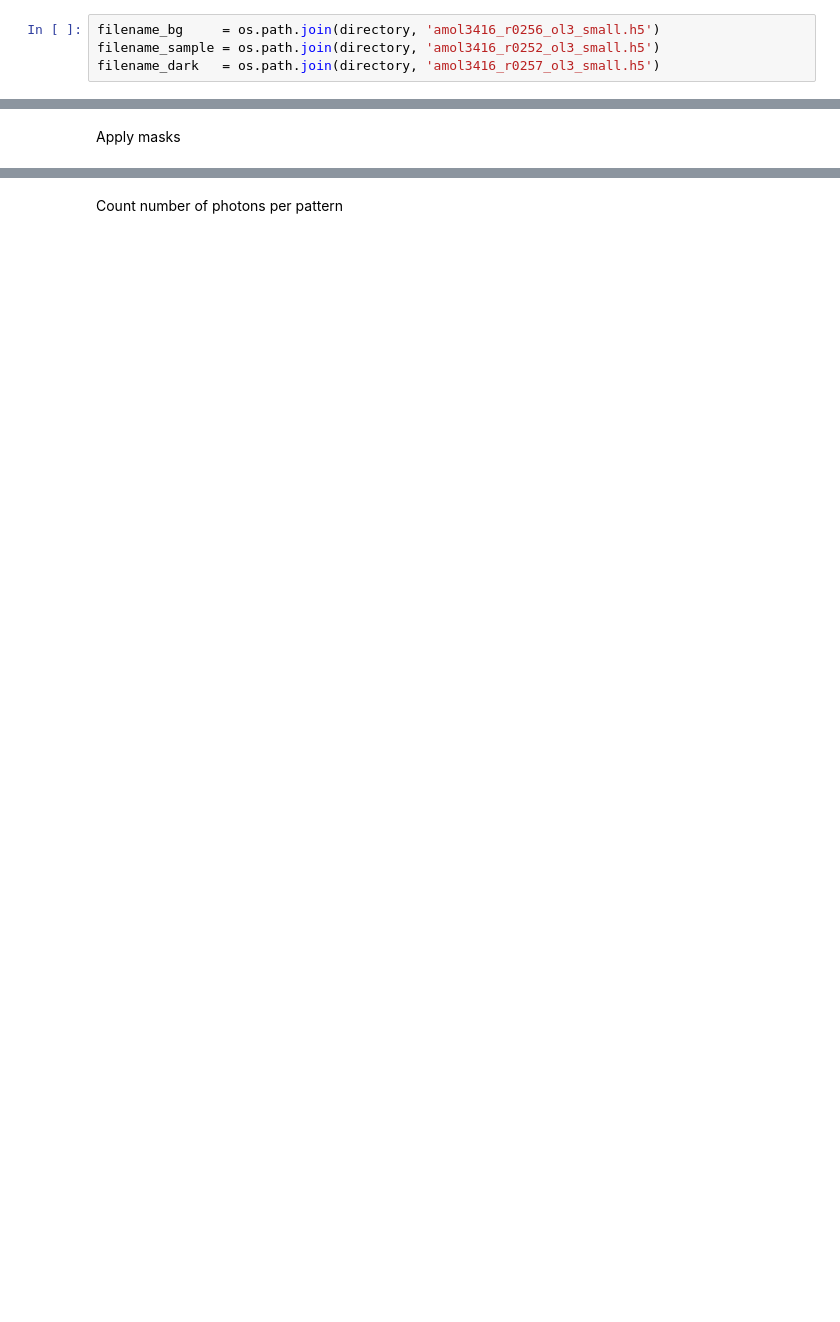
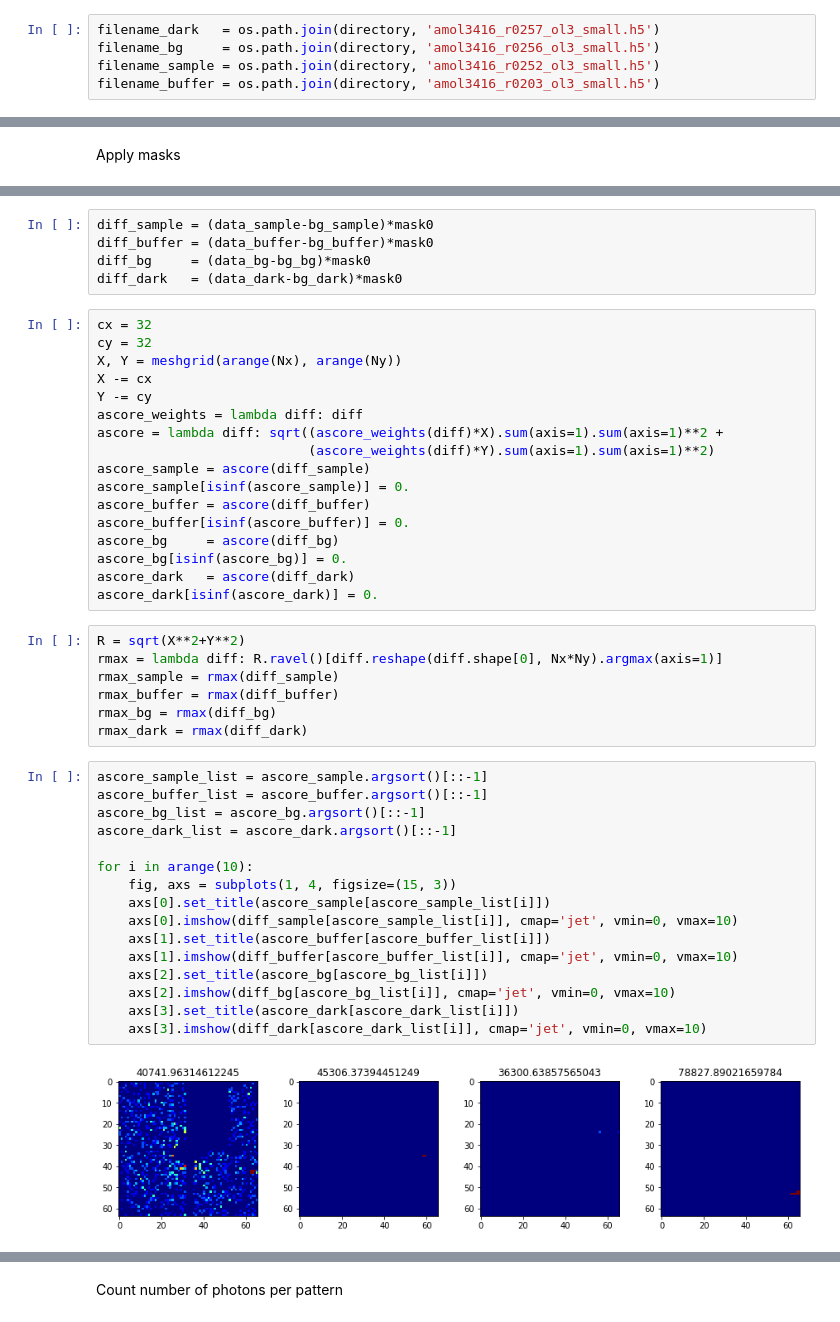
Before and after one commit to mhantke/esi_at_amo, a Jupyter notebook: notebooks/Rubisco.ipynb, the cells around one changed output, grey strips where cells are left out. Cells and saved outputs as stored; diff of their text form; blank space fills up the shorter version.

```diff
--- a/notebooks/Rubisco.ipynb
+++ b/notebooks/Rubisco.ipynb
@@ -13,6 +14,7 @@ Loading data from files
 # %%
 directory = '/Users/max.hantke/data/xfel'
 # %%
+filename_dark   = os.path.join(directory, 'amol3416_r0257_ol3_small.h5')
 filename_bg     = os.path.join(directory, 'amol3416_r0256_ol3_small.h5')
 filename_sample = os.path.join(directory, 'amol3416_r0252_ol3_small.h5')
-filename_dark   = os.path.join(directory, 'amol3416_r0257_ol3_small.h5')
+filename_buffer = os.path.join(directory, 'amol3416_r0203_ol3_small.h5')
@@ -82,0 +113,47 @@ imgs_sample = data_sample*mask_sample
+# %%
+diff_sample = (data_sample-bg_sample)*mask0
+diff_buffer = (data_buffer-bg_buffer)*mask0
+diff_bg     = (data_bg-bg_bg)*mask0
+diff_dark   = (data_dark-bg_dark)*mask0
+# %%
+cx = 32
+cy = 32
+X, Y = meshgrid(arange(Nx), arange(Ny))
+X -= cx
+Y -= cy
+ascore_weights = lambda diff: diff
+ascore = lambda diff: sqrt((ascore_weights(diff)*X).sum(axis=1).sum(axis=1)**2 +
+                           (ascore_weights(diff)*Y).sum(axis=1).sum(axis=1)**2)
+ascore_sample = ascore(diff_sample)
+ascore_sample[isinf(ascore_sample)] = 0.
+ascore_buffer = ascore(diff_buffer)
+ascore_buffer[isinf(ascore_buffer)] = 0.
+ascore_bg     = ascore(diff_bg)
+ascore_bg[isinf(ascore_bg)] = 0.
+ascore_dark   = ascore(diff_dark)
+ascore_dark[isinf(ascore_dark)] = 0.
+# %%
+R = sqrt(X**2+Y**2)
+rmax = lambda diff: R.ravel()[diff.reshape(diff.shape[0], Nx*Ny).argmax(axis=1)]
+rmax_sample = rmax(diff_sample)
+rmax_buffer = rmax(diff_buffer)
+rmax_bg = rmax(diff_bg)
+rmax_dark = rmax(diff_dark)
+# %%
+ascore_sample_list = ascore_sample.argsort()[::-1]
+ascore_buffer_list = ascore_buffer.argsort()[::-1]
+ascore_bg_list = ascore_bg.argsort()[::-1]
+ascore_dark_list = ascore_dark.argsort()[::-1]
+
+for i in arange(10):
+    fig, axs = subplots(1, 4, figsize=(15, 3))
+    axs[0].set_title(ascore_sample[ascore_sample_list[i]])
+    axs[0].imshow(diff_sample[ascore_sample_list[i]], cmap='jet', vmin=0, vmax=10)
+    axs[1].set_title(ascore_buffer[ascore_buffer_list[i]])
+    axs[1].imshow(diff_buffer[ascore_buffer_list[i]], cmap='jet', vmin=0, vmax=10)
+    axs[2].set_title(ascore_bg[ascore_bg_list[i]])
+    axs[2].imshow(diff_bg[ascore_bg_list[i]], cmap='jet', vmin=0, vmax=10)
+    axs[3].set_title(ascore_dark[ascore_dark_list[i]])
+    axs[3].imshow(diff_dark[ascore_dark_list[i]], cmap='jet', vmin=0, vmax=10)
+# %% [output]
+[figure, added]
```
Also changed, not shown: parts of 45 cells of this notebook, 4 other files.
